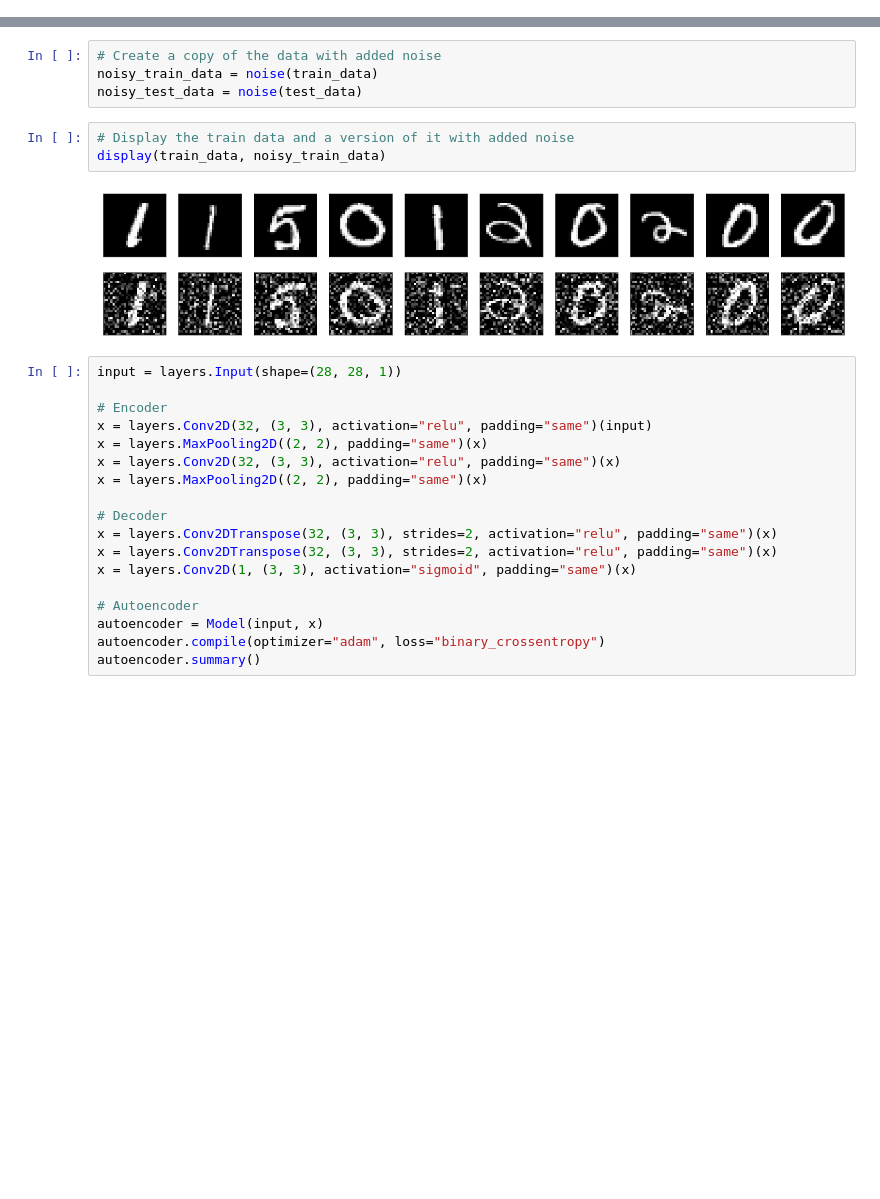
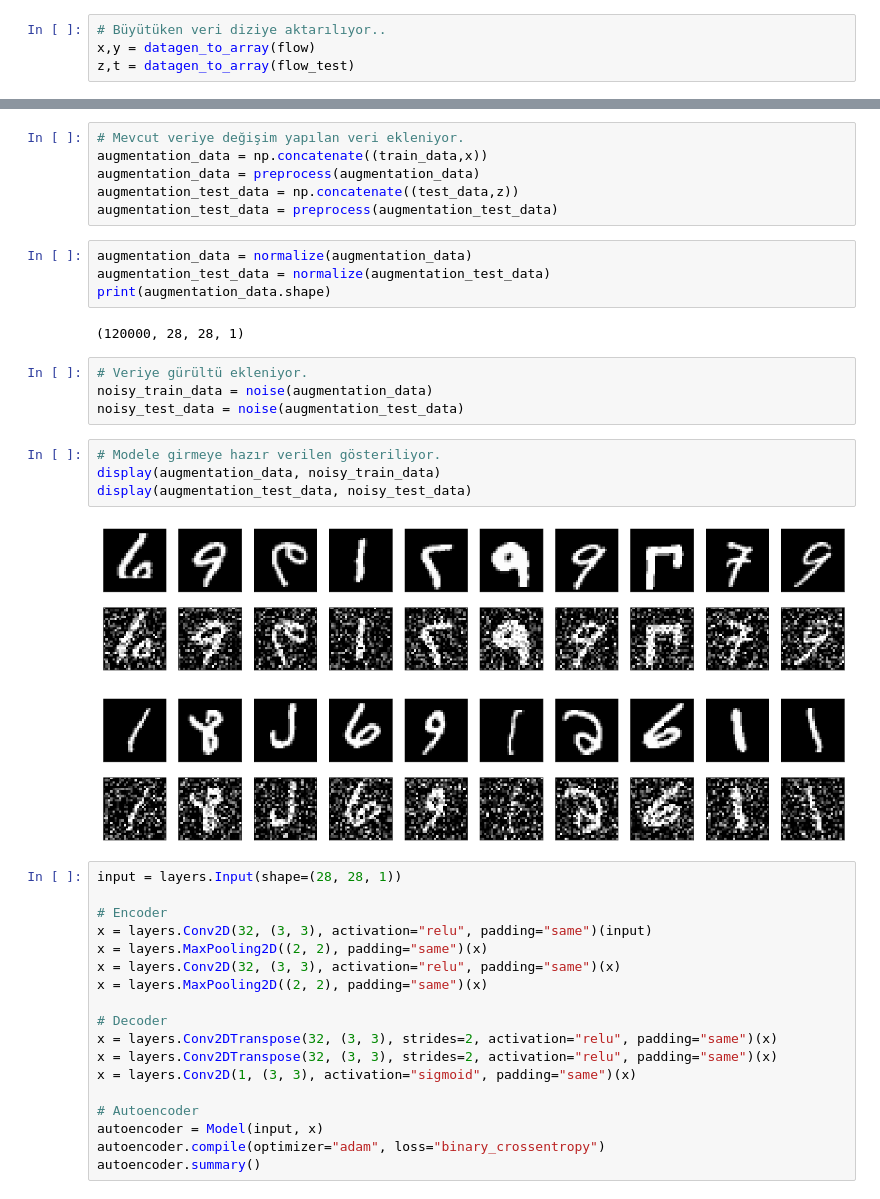
Before and after one commit to enginemre/AIHomework, a Jupyter notebook: AIHomework.ipynb, the cells around one changed output, grey strips where cells are left out. Drawn from its saved outputs; the diff is of its cells as text; blank space fills up the shorter version.

Commit message:
Version 1.1.0

```diff
--- a/AIHomework.ipynb
+++ b/AIHomework.ipynb
@@ -67 +105,5 @@ def display(array1, array2):
+# %%
+# Büyütüken veri diziye aktarılıyor..
+x,y = datagen_to_array(flow)
+z,t = datagen_to_array(flow_test)
 # %%
@@ -69,14 +111,28 @@ def display(array1, array2):
 train_data = preprocess(train_data)
 test_data = preprocess(test_data)
-# %%
-# Create a copy of the data with added noise
-noisy_train_data = noise(train_data)
-noisy_test_data = noise(test_data)
-# %%
-# Display the train data and a version of it with added noise
-display(train_data, noisy_train_data)
-# %% [output]
-[figure, removed]
+# %%
+# Mevcut veriye değişim yapılan veri ekleniyor.
+augmentation_data = np.concatenate((train_data,x))
+augmentation_data = preprocess(augmentation_data)
+augmentation_test_data = np.concatenate((test_data,z))
+augmentation_test_data = preprocess(augmentation_test_data)
+# %%
+augmentation_data = normalize(augmentation_data)
+augmentation_test_data = normalize(augmentation_test_data)
+print(augmentation_data.shape)
+# %% [output]
+(120000, 28, 28, 1)
+# %%
+# Veriye gürültü ekleniyor.
+noisy_train_data = noise(augmentation_data)
+noisy_test_data = noise(augmentation_test_data)
+# %%
+# Modele girmeye hazır verilen gösteriliyor.
+display(augmentation_data, noisy_train_data)
+display(augmentation_test_data, noisy_test_data)
+# %% [output]
+[figure, added]
+[figure, added]
 # %%
 input = layers.Input(shape=(28, 28, 1))
 
```
Also changed, not shown: parts of 20 cells of this notebook.
